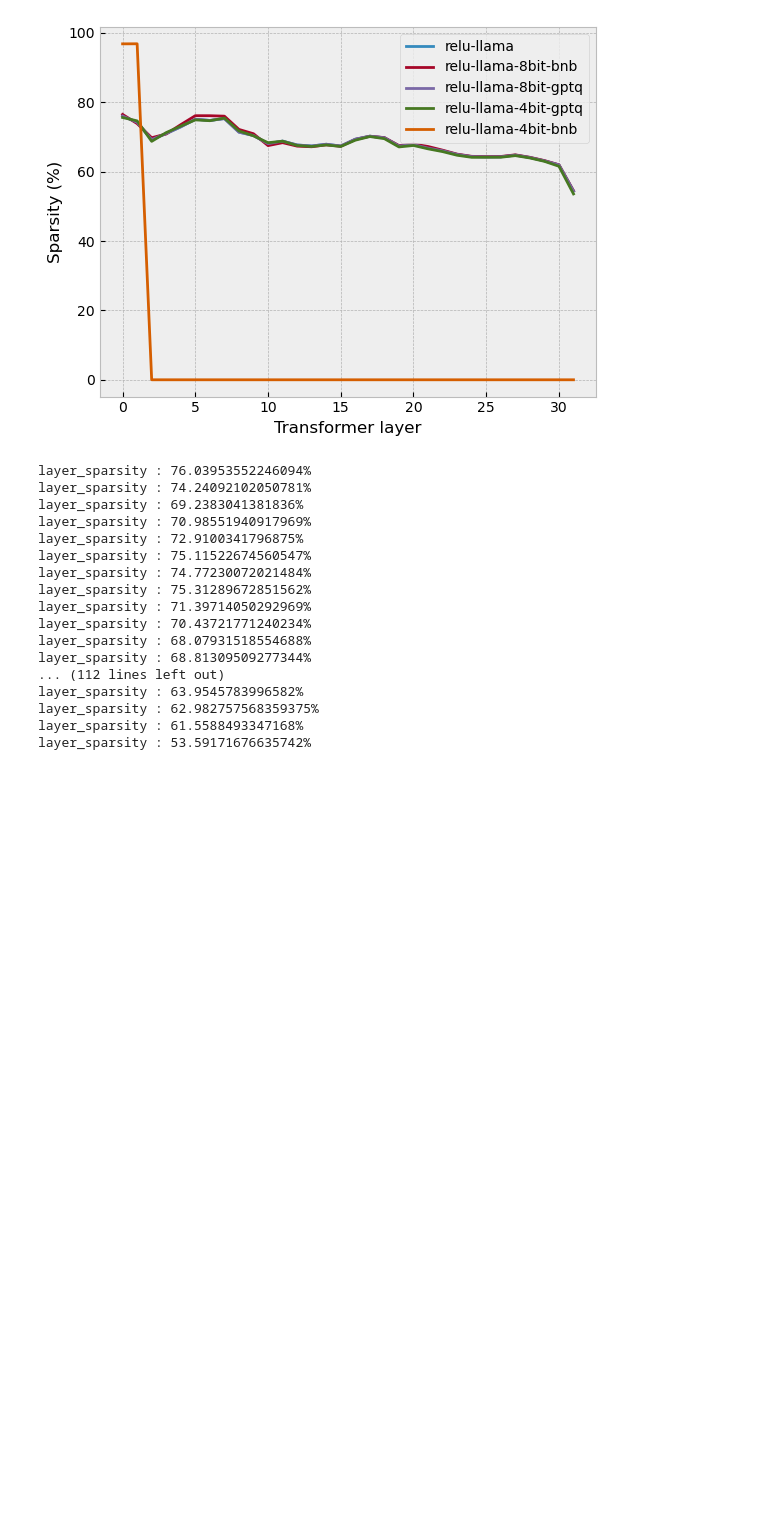
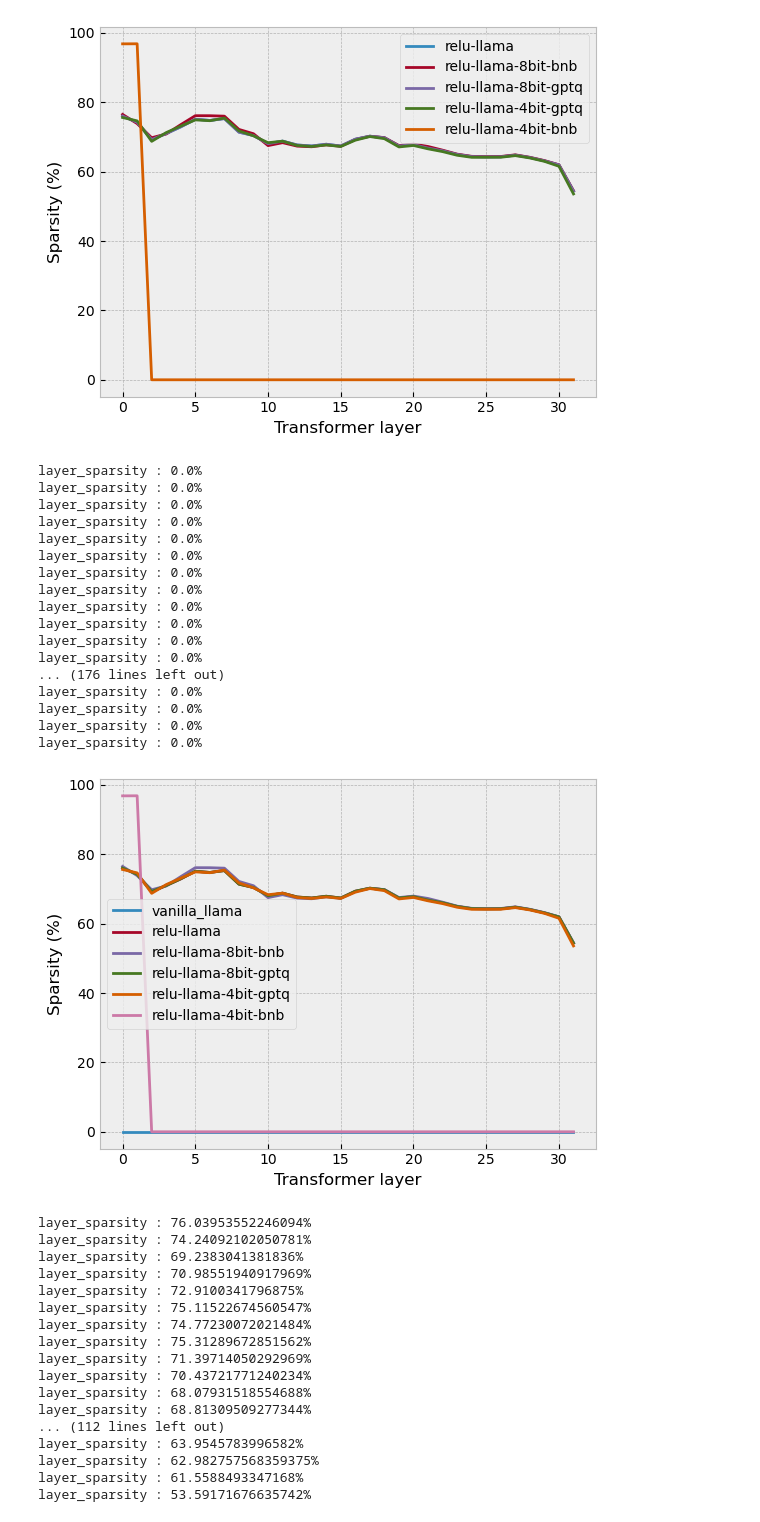
Before and after one commit to vimarsh6739/DejaVu-llama, a Jupyter notebook: sparsity_analysis/Sparsity_graphs.ipynb, the cells around one changed output. Drawn from its saved outputs; the diff is of its cells as text; code cells hidden in the pictures; blank space fills up the shorter version.

```diff
--- a/sparsity_analysis/Sparsity_graphs.ipynb
+++ b/sparsity_analysis/Sparsity_graphs.ipynb
@@ -320,6 +77,38 @@ layer_sparsity : 0.0%
 layer_sparsity : 0.0%
 layer_sparsity : 0.0%
 [figure]
+# %%
+model_names = ["vanilla_llama", "relu-llama", "relu-llama-8bit-bnb", "relu-llama-8bit-gptq", "relu-llama-4bit-gptq", "relu-llama-4bit-bnb"]
+
+D = 1000
+sparsity_list = [[]]*len(model_names)
+#act_outputs_list = [[]]*len(model_names)
+
+for i, model_name in enumerate(model_names):
+    act_outputs = get_list(model_name, "act_outputs")
+    model_sparsity = evaluate_sparsity(model_name, act_outputs)
+
+    sparsity_list[i] = model_sparsity
+visualize_all(sparsity_list, model_names, filename = "vanila_and_relu llamasparsity with 4bnb.png")
+# %% [output]
+layer_sparsity : 0.0%
+layer_sparsity : 0.0%
+layer_sparsity : 0.0%
+layer_sparsity : 0.0%
+layer_sparsity : 0.0%
+layer_sparsity : 0.0%
+layer_sparsity : 0.0%
+layer_sparsity : 0.0%
+layer_sparsity : 0.0%
+layer_sparsity : 0.0%
+layer_sparsity : 0.0%
+layer_sparsity : 0.0%
+... (176 lines left out)
+layer_sparsity : 0.0%
+layer_sparsity : 0.0%
+layer_sparsity : 0.0%
+layer_sparsity : 0.0%
+[figure, added]
 # %%
 model_names = ["relu-llama", "relu-llama-8bit-bnb", "relu-llama-8bit-gptq", "relu-llama-4bit-gptq"]#, "relu-llama-4bit-bnb"]
 
```
Also changed, not shown: parts of 4 cells of this notebook, 4 other files.
